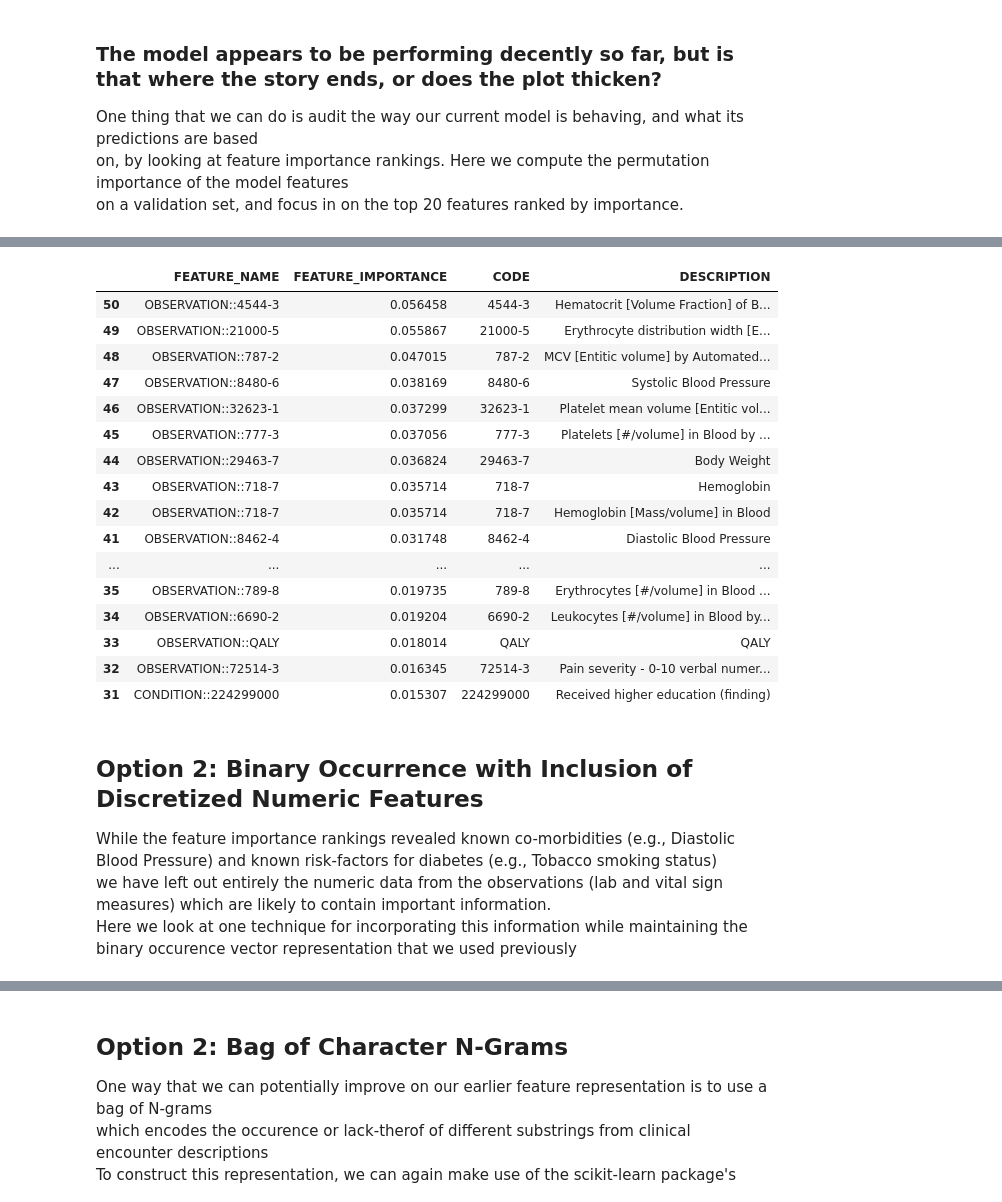
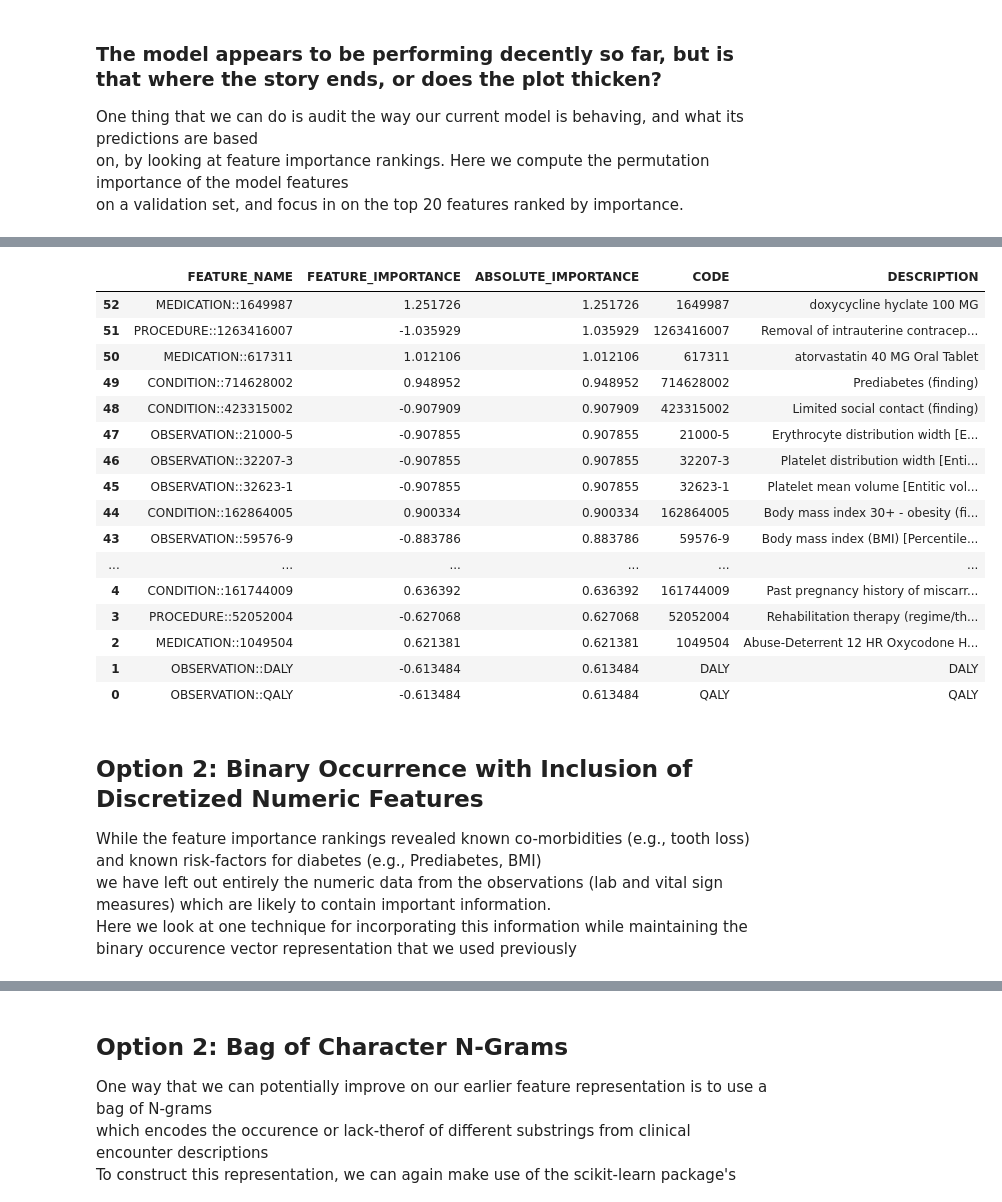
Before and after one commit to expmed/DICBWorkshops, a Jupyter notebook: NLPInformedFeatureEngineering.ipynb, the cells around one changed output, grey strips where cells are left out. Saved outputs shown, nothing was run; the diff lists cells and outputs as text; code cells hidden in the pictures.

Commit message:
Completion of refactor of workshop pipeline code into separate functions and testing of two different feature engineering approaches

```diff
--- a/NLPInformedFeatureEngineering.ipynb
+++ b/NLPInformedFeatureEngineering.ipynb
@@ -213,3 +249,22 @@ def train_and_evaluate_classifier_kfold(clf, X, y, k=5):
+# %%
+def get_feature_importance_rankings_lr(clf, vectorizer, all_records):
+    reverse_lookup = {
+        value: key for key, value in vectorizer.vocabulary_.items()
+    }
+    top_50_indices = np.argsort(np.abs(clf.coef_[0]))[-50:]
+    top50_features = [reverse_lookup[idx] for idx in top_50_indices]
+    top50_importances = clf.coef_[0][top_50_indices]
+    top_features_df = pd.DataFrame({
+        'FEATURE_NAME': top50_features,
+        'FEATURE_IMPORTANCE': top50_importances,
+        'ABSOLUTE_IMPORTANCE': np.abs(top50_importances)
+    }).assign(
+        CODE=lambda x: x['FEATURE_NAME'].str.split('::').apply(lambda pair: pair[1])
+    ).merge(
+        all_records[['CODE', 'DESCRIPTION']].drop_duplicates().astype({'CODE': str}),
+        on='CODE',
+    ).sort_values(by='ABSOLUTE_IMPORTANCE', ascending=False)
+    return top_features_df
 # %% [markdown]
 ## Pipeline Specifications
 For this exercise, we are interested in studying patients with a diagnosis of Type-2 diabetes \
@@ -449,0 +369,2 @@ pd.DataFrame(metrics)
+# %%
+results, clf, vectorizer, all_records = pipeline_option1()
@@ -466,2 +395,0 @@ test_x.shape
-# %%
-clf.fit(train_x, train_y)
@@ -481,41 +396,27 @@ weighted avg       0.98      0.98      0.98       732
 # %%
-reverse_lookup = {
-    value: key for key, value in vectorizer.vocabulary_.items()
-}
-top_50_indices = np.argsort(clf.feature_importances_)[-50:]
-top50_features = [reverse_lookup[idx] for idx in top_50_indices]
-top50_importances = clf.feature_importances_[top_50_indices]
-top_features_df = pd.DataFrame({
-    'FEATURE_NAME': top50_features,
-    'FEATURE_IMPORTANCE': top50_importances
-}).assign(
-    CODE=lambda x: x['FEATURE_NAME'].str.split('::').apply(lambda pair: pair[1])
-).merge(
-    all_records[['CODE', 'DESCRIPTION']].drop_duplicates().astype({'CODE': str}),
-    on='CODE',
-).sort_values(by='FEATURE_IMPORTANCE', ascending=False)
+top_features_df = get_feature_importance_rankings_lr(clf, vectorizer, all_records)
 # %%
-top_features_df.head(20)
+top_features_df
 # %% [output]
-|  | FEATURE_NAME | FEATURE_IMPORTANCE | CODE | DESCRIPTION |
-| 50 | OBSERVATION::4544-3 | 0.056458 | 4544-3 | Hematocrit [Volume Fraction] of B... |
-| 49 | OBSERVATION::21000-5 | 0.055867 | 21000-5 | Erythrocyte distribution width [E... |
-| 48 | OBSERVATION::787-2 | 0.047015 | 787-2 | MCV [Entitic volume] by Automated... |
-| 47 | OBSERVATION::8480-6 | 0.038169 | 8480-6 | Systolic Blood Pressure |
-| 46 | OBSERVATION::32623-1 | 0.037299 | 32623-1 | Platelet mean volume [Entitic vol... |
-| 45 | OBSERVATION::777-3 | 0.037056 | 777-3 | Platelets [#/volume] in Blood by ... |
-| 44 | OBSERVATION::29463-7 | 0.036824 | 29463-7 | Body Weight |
-| 43 | OBSERVATION::718-7 | 0.035714 | 718-7 | Hemoglobin |
-| 42 | OBSERVATION::718-7 | 0.035714 | 718-7 | Hemoglobin [Mass/volume] in Blood |
-| 41 | OBSERVATION::8462-4 | 0.031748 | 8462-4 | Diastolic Blood Pressure |
-| ... | ... | ... | ... | ... |
-| 35 | OBSERVATION::789-8 | 0.019735 | 789-8 | Erythrocytes [#/volume] in Blood ... |
-| 34 | OBSERVATION::6690-2 | 0.019204 | 6690-2 | Leukocytes [#/volume] in Blood by... |
-| 33 | OBSERVATION::QALY | 0.018014 | QALY | QALY |
-| 32 | OBSERVATION::72514-3 | 0.016345 | 72514-3 | Pain severity - 0-10 verbal numer... |
-| 31 | CONDITION::224299000 | 0.015307 | 224299000 | Received higher education (finding) |
+|  | FEATURE_NAME | FEATURE_IMPORTANCE | ABSOLUTE_IMPORTANCE | CODE | DESCRIPTION |
+| 52 | MEDICATION::1649987 | 1.251726 | 1.251726 | 1649987 | doxycycline hyclate 100 MG |
+| 51 | PROCEDURE::1263416007 | -1.035929 | 1.035929 | 1263416007 | Removal of intrauterine contracep... |
+| 50 | MEDICATION::617311 | 1.012106 | 1.012106 | 617311 | atorvastatin 40 MG Oral Tablet |
+| 49 | CONDITION::714628002 | 0.948952 | 0.948952 | 714628002 | Prediabetes (finding) |
+| 48 | CONDITION::423315002 | -0.907909 | 0.907909 | 423315002 | Limited social contact (finding) |
+| 47 | OBSERVATION::21000-5 | -0.907855 | 0.907855 | 21000-5 | Erythrocyte distribution width [E... |
+| 46 | OBSERVATION::32207-3 | -0.907855 | 0.907855 | 32207-3 | Platelet distribution width [Enti... |
+| 45 | OBSERVATION::32623-1 | -0.907855 | 0.907855 | 32623-1 | Platelet mean volume [Entitic vol... |
+| 44 | CONDITION::162864005 | 0.900334 | 0.900334 | 162864005 | Body mass index 30+ - obesity (fi... |
+| 43 | OBSERVATION::59576-9 | -0.883786 | 0.883786 | 59576-9 | Body mass index (BMI) [Percentile... |
+| ... | ... | ... | ... | ... | ... |
+| 4 | CONDITION::161744009 | 0.636392 | 0.636392 | 161744009 | Past pregnancy history of miscarr... |
+| 3 | PROCEDURE::52052004 | -0.627068 | 0.627068 | 52052004 | Rehabilitation therapy (regime/th... |
+| 2 | MEDICATION::1049504 | 0.621381 | 0.621381 | 1049504 | Abuse-Deterrent 12 HR Oxycodone H... |
+| 1 | OBSERVATION::DALY | -0.613484 | 0.613484 | DALY | DALY |
+| 0 | OBSERVATION::QALY | -0.613484 | 0.613484 | QALY | QALY |
 # %% [markdown]
 ## Option 2: Binary Occurrence with Inclusion of Discretized Numeric Features
-While the feature importance rankings revealed known co-morbidities (e.g., Diastolic Blood Pressure) and known risk-factors for diabetes (e.g., Tobacco smoking status) \
+While the feature importance rankings revealed known co-morbidities (e.g., tooth loss) and known risk-factors for diabetes (e.g., Prediabetes, BMI) \
 we have left out entirely the numeric data from the observations (lab and vital sign measures) which are likely to contain important information. \
 Here we look at one technique for incorporating this information while maintaining the binary occurence vector representation that we used previously
```
Also changed, not shown: parts of 52 cells of this notebook.
